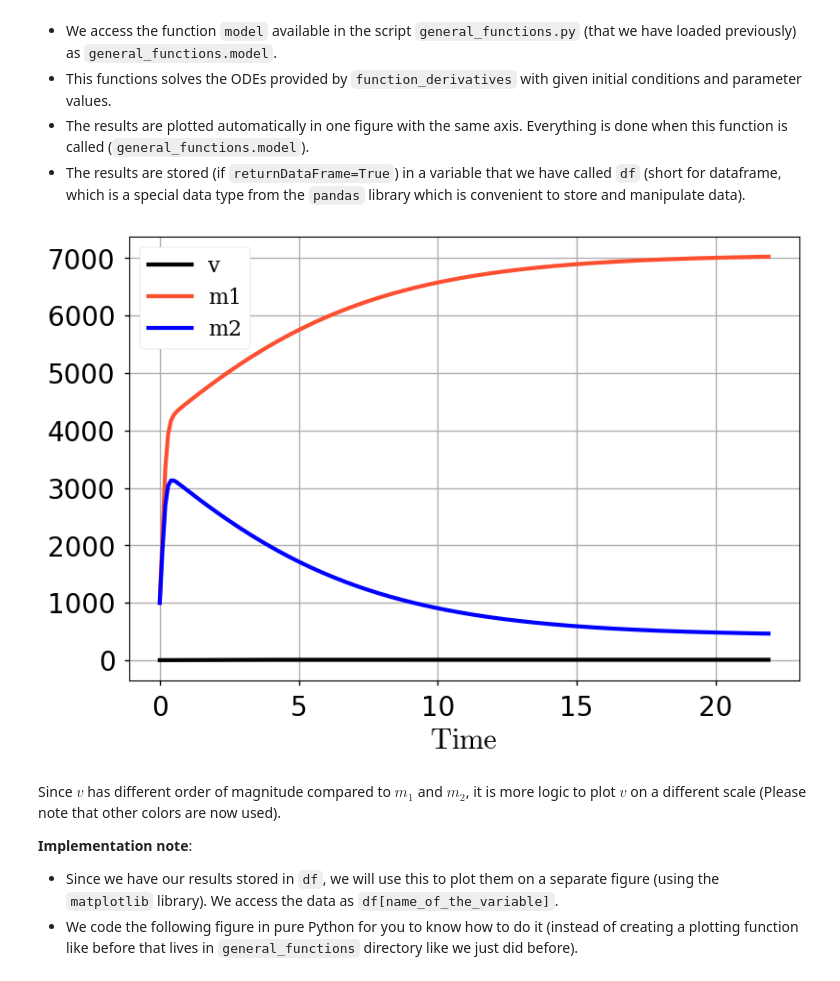
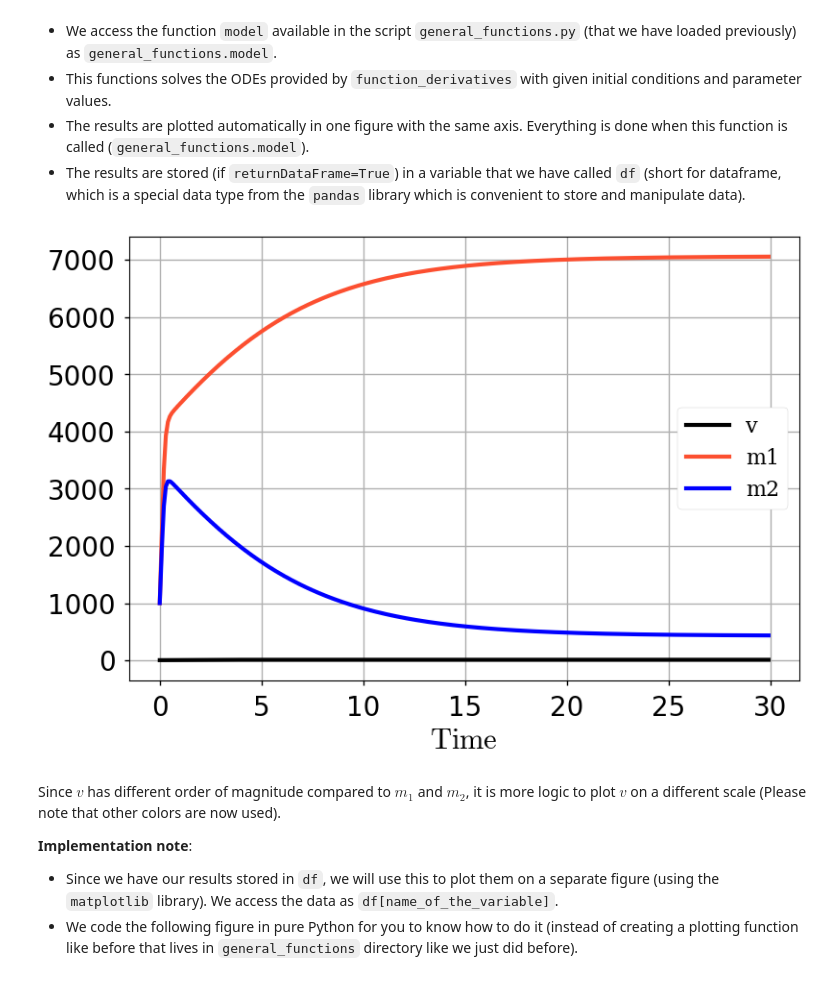
Before and after one commit to davidfernand/modsim_demos, a Jupyter notebook: 2023_2024/notebooks/Chapter_2_Balances/population.ipynb, the cells around one changed output. Saved outputs shown, nothing was run; the diff lists cells and outputs as text; code cells hidden in the pictures.

```diff
--- a/2023_2024/notebooks/Chapter_2_Balances/population.ipynb
+++ b/2023_2024/notebooks/Chapter_2_Balances/population.ipynb
@@ -44,22 +44,22 @@ print(sys.version)
 # %%
 # Initial conditions
 v_init  = 3
 m1_init = 1000
 m2_init = 1000
 
 df = general_functions.model(
-    np.arange(0., 22, 0.1),     # # Time steps
+    np.arange(0., 30, 0.1),     # # Time steps
     [v_init, m1_init, m2_init], # Initial conditions
     ['v','m1', 'm2'],           # Variable names
     function_derivatives,       # Function derivatives
     returnDataFrame=True, plotresults=True,
     # Specify parameter values
     r_v=1, K_v=10, K_m=8000, d_nv=0.06, d_n1=0.9, d_n2=1, r_1=14.2, r_2=12.1,
     alpha_1=0.00005, alpha_2=0.00006, m2_in=100)
 
 plt.show()
 # %% [output]
-[figure, old version]
+[figure, new version]
 # %% [markdown]
 Since $v$ has different order of magnitude compared to $m_1$ and $m_2$, it is more logic to plot $v$ on a different scale (Please note that other colors are now used).
 
```
Also changed, not shown: parts of 2 cells of this notebook, 1 other file.
